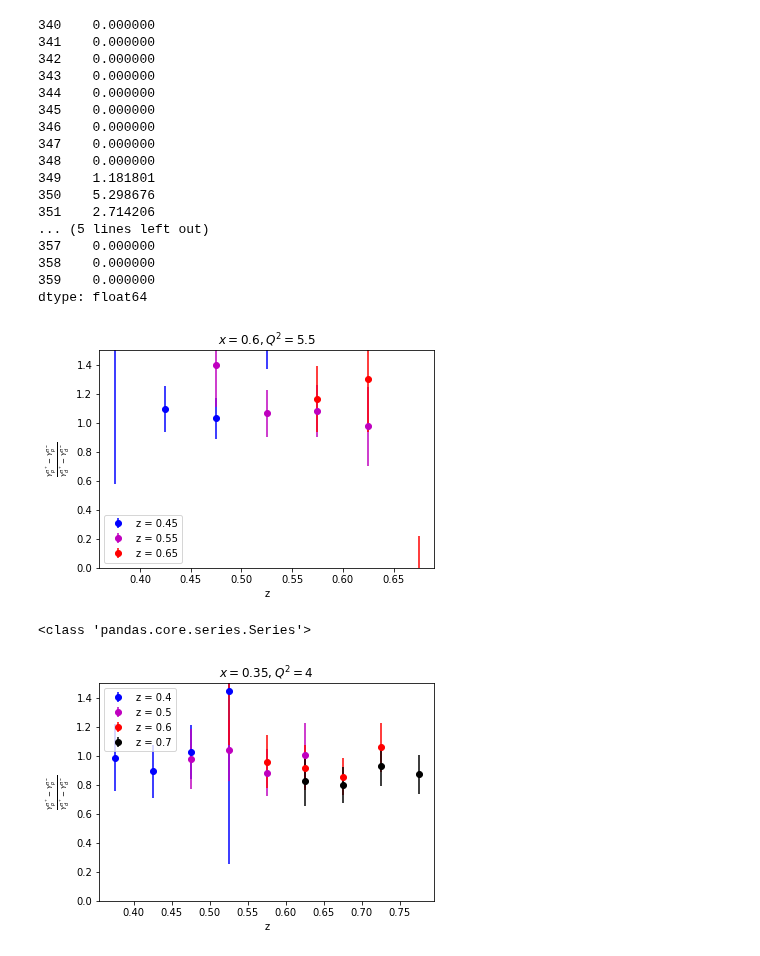
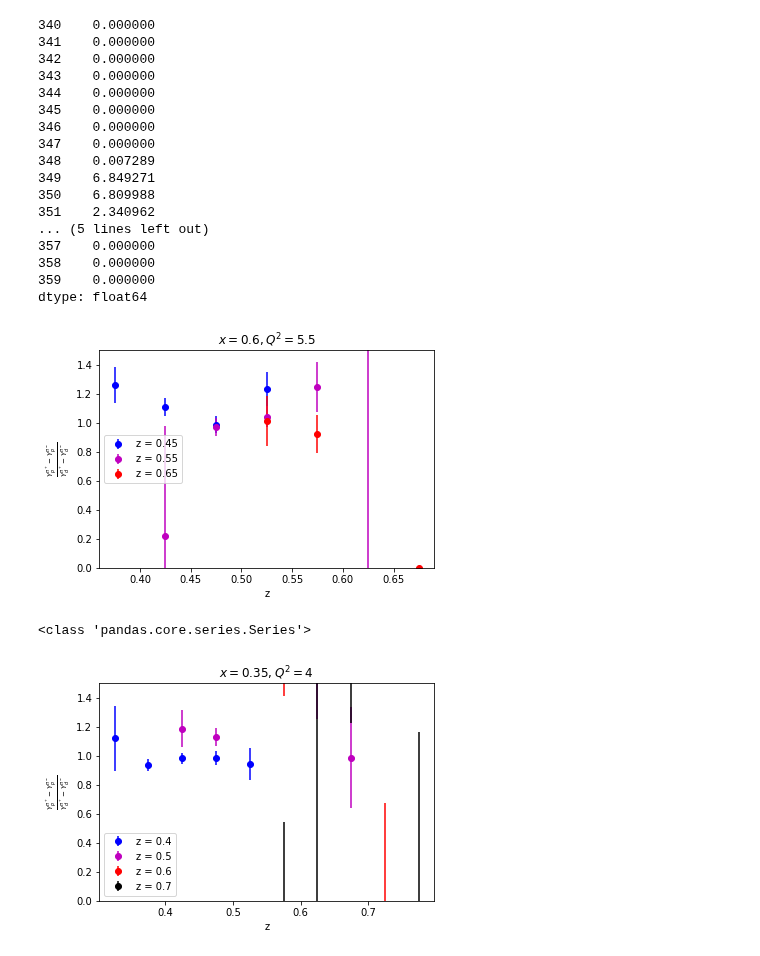
Before and after one commit to Mengzhendada/csv_notebook, a Jupyter notebook: H2runs.ipynb, the cells around one changed output. Drawn from its saved outputs; the diff is of its cells as text; code cells hidden in the pictures.

```diff
--- a/H2runs.ipynb
+++ b/H2runs.ipynb
@@ -2,5 +2,9 @@
 import matplotlib.pyplot as plt
 import numpy as np
 import pandas as pd
+import lhapdf
+JAM20 = lhapdf.mkPDF("JAM20-SIDIS_FF_pion_nlo", 0)
+JAM20_PDF = lhapdf.mkPDF("JAM20-SIDIS_PDF_proton_nlo", 0)
 pd.read_csv("results/csv_H2.csv")
+a_rho = 1
 # %% [output]
@@ -640,9 +635,9 @@ y_H2_diff_1 = y_pos_H2_1-y_neg_H2_1
 y_D2_diff_1 = y_pos_D2_1-y_neg_D2_1
 diff_ratio_1 = y_H2_diff_1/y_D2_diff_1
 error_neg_H2_1 = df[df['xbj'] == 0.6][df['Q2']==5.5][df['z']==0.45]['err_neg_H2']
-error_neg_Dummy_1 = df[df['xbj'] == 0.6][df['Q2']==5.5][df['z']==0.45]['y_neg_Dummy']
+error_neg_Dummy_1 = df[df['xbj'] == 0.6][df['Q2']==5.5][df['z']==0.45]['err_neg_Dummy']
 error_pos_H2_1 = df[df['xbj'] == 0.6][df['Q2']==5.5][df['z']==0.45]['err_pos_H2']
-error_pos_Dummy_1 = df[df['xbj'] == 0.6][df['Q2']==5.5][df['z']==0.45]['y_pos_Dummy']
+error_pos_Dummy_1 = df[df['xbj'] == 0.6][df['Q2']==5.5][df['z']==0.45]['err_pos_Dummy']
 error_neg_D2_1 = df[df['xbj'] == 0.6][df['Q2']==5.5][df['z']==0.45]['err_neg_D2']
 error_pos_D2_1 = df[df['xbj'] == 0.6][df['Q2']==5.5][df['z']==0.45]['err_pos_D2']
 
@@ -671,9 +666,9 @@ y_D2_diff_2 = y_pos_D2_2-y_neg_D2_2
 diff_ratio_2 = y_H2_diff_2/y_D2_diff_2
 print(y_H2_diff_2)
 error_neg_H2_2 = df[df['xbj'] == 0.6][df['Q2']==5.5][df['z']==0.55]['err_neg_H2']
-error_neg_Dummy_2 = df[df['xbj'] == 0.6][df['Q2']==5.5][df['z']==0.55]['y_neg_Dummy']
+error_neg_Dummy_2 = df[df['xbj'] == 0.6][df['Q2']==5.5][df['z']==0.55]['err_neg_Dummy']
 error_pos_H2_2 = df[df['xbj'] == 0.6][df['Q2']==5.5][df['z']==0.55]['err_pos_H2']
-error_pos_Dummy_2 = df[df['xbj'] == 0.6][df['Q2']==5.5][df['z']==0.55]['y_pos_Dummy']
+error_pos_Dummy_2 = df[df['xbj'] == 0.6][df['Q2']==5.5][df['z']==0.55]['err_pos_Dummy']
 error_neg_D2_2 = df[df['xbj'] == 0.6][df['Q2']==5.5][df['z']==0.55]['err_neg_D2']
 error_pos_D2_2 = df[df['xbj'] == 0.6][df['Q2']==5.5][df['z']==0.55]['err_pos_D2']
 
@@ -700,9 +695,9 @@ y_H2_diff = y_pos_H2-y_neg_H2
 y_D2_diff = y_pos_D2-y_neg_D2
 diff_ratio = y_H2_diff/y_D2_diff
 error_neg_H2 = df[df['xbj'] == 0.6][df['Q2']==5.5][df['z']==0.65]['err_neg_H2']
-error_neg_Dummy = df[df['xbj'] == 0.6][df['Q2']==5.5][df['z']==0.65]['y_neg_Dummy']
+error_neg_Dummy = df[df['xbj'] == 0.6][df['Q2']==5.5][df['z']==0.65]['err_neg_Dummy']
 error_pos_H2 = df[df['xbj'] == 0.6][df['Q2']==5.5][df['z']==0.65]['err_pos_H2']
-error_pos_Dummy = df[df['xbj'] == 0.6][df['Q2']==5.5][df['z']==0.65]['y_pos_Dummy']
+error_pos_Dummy = df[df['xbj'] == 0.6][df['Q2']==5.5][df['z']==0.65]['err_pos_Dummy']
 error_neg_D2 = df[df['xbj'] == 0.6][df['Q2']==5.5][df['z']==0.65]['err_neg_D2']
 error_pos_D2 = df[df['xbj'] == 0.6][df['Q2']==5.5][df['z']==0.65]['err_pos_D2']
 
@@ -736,22 +731,22 @@ plt.savefig("results/H2runs/diff_x6Q55_data.pdf")
 345    0.000000
 346    0.000000
 347    0.000000
-348    0.000000
-349    1.181801
-350    5.298676
-351    2.714206
+348    0.007289
+349    6.849271
+350    6.809988
+351    2.340962
 ... (5 lines left out)
 357    0.000000
 358    0.000000
 359    0.000000
 dtype: float64
-[figure, old version]
+[figure, new version]
 # %%
 # all bgs subtracted
-y_neg_H2_bg = 0.262*df[df['xbj'] == 0.35][df['Q2']==4][df['z']==0.4]['y_neg_Dummy']+df[df['xbj'] == 0.35][df['Q2']==4][df['z']==0.4]['y_H2_neg_delta']
-y_pos_H2_bg = 0.262*df[df['xbj'] == 0.35][df['Q2']==4][df['z']==0.4]['y_pos_Dummy']+df[df['xbj'] == 0.35][df['Q2']==4][df['z']==0.4]['y_H2_pos_delta']+df[df['xbj'] == 0.35][df['Q2']==4][df['z']==0.4]['y_H2_pos_exc']
-y_neg_D2_bg = 0.245*df[df['xbj'] == 0.35][df['Q2']==4][df['z']==0.4]['y_neg_Dummy']+df[df['xbj'] == 0.35][df['Q2']==4][df['z']==0.4]['y_D2_neg_delta']+df[df['xbj'] == 0.35][df['Q2']==4][df['z']==0.4]['y_D2_neg_exc']
-y_pos_D2_bg = 0.245*df[df['xbj'] == 0.35][df['Q2']==4][df['z']==0.4]['y_pos_Dummy']+df[df['xbj'] == 0.35][df['Q2']==4][df['z']==0.4]['y_D2_pos_delta']+df[df['xbj'] == 0.35][df['Q2']==4][df['z']==0.4]['y_D2_pos_exc']
+y_neg_H2_bg = 0.262*df[df['xbj'] == 0.35][df['Q2']==4][df['z']==0.4]['y_neg_Dummy']+df[df['xbj'] == 0.35][df['Q2']==4][df['z']==0.4]['y_H2_neg_delta']+a_rho*df[df['xbj'] == 0.35][df['Q2']==4][df['z']==0.4]['y_H2_neg_rho']
+y_pos_H2_bg = 0.262*df[df['xbj'] == 0.35][df['Q2']==4][df['z']==0.4]['y_pos_Dummy']+df[df['xbj'] == 0.35][df['Q2']==4][df['z']==0.4]['y_H2_pos_delta']+df[df['xbj'] == 0.35][df['Q2']==4][df['z']==0.4]['y_H2_pos_exc']+a_rho*df[df['xbj'] == 0.35][df['Q2']==4][df['z']==0.4]['y_H2_pos_rho']
+y_neg_D2_bg = 0.245*df[df['xbj'] == 0.35][df['Q2']==4][df['z']==0.4]['y_neg_Dummy']+df[df['xbj'] == 0.35][df['Q2']==4][df['z']==0.4]['y_D2_neg_delta']+df[df['xbj'] == 0.35][df['Q2']==4][df['z']==0.4]['y_D2_neg_exc']+a_rho*df[df['xbj'] == 0.35][df['Q2']==4][df['z']==0.4]['y_D2_neg_rho']
+y_pos_D2_bg = 0.245*df[df['xbj'] == 0.35][df['Q2']==4][df['z']==0.4]['y_pos_Dummy']+df[df['xbj'] == 0.35][df['Q2']==4][df['z']==0.4]['y_D2_pos_delta']+df[df['xbj'] == 0.35][df['Q2']==4][df['z']==0.4]['y_D2_pos_exc']+a_rho*df[df['xbj'] == 0.35][df['Q2']==4][df['z']==0.4]['y_D2_pos_rho']
 
 y_neg_H2 = (df[df['xbj'] == 0.35][df['Q2']==4][df['z']==0.4]['y_neg_H2']-y_neg_H2_bg)*df[df['xbj'] == 0.35][df['Q2']==4][df['z']==0.4]['y_H2_neg_incnorad']
 y_pos_H2 = (df[df['xbj'] == 0.35][df['Q2']==4][df['z']==0.4]['y_pos_H2']-y_pos_H2_bg)*df[df['xbj'] == 0.35][df['Q2']==4][df['z']==0.4]['y_H2_pos_incnorad']
@@ -762,9 +757,9 @@ y_H2_diff = y_pos_H2-y_neg_H2
 y_D2_diff = y_pos_D2-y_neg_D2
 diff_ratio = y_H2_diff/y_D2_diff
 error_neg_H2 = df[df['xbj'] == 0.35][df['Q2']==4][df['z']==0.4]['err_neg_H2']
-error_neg_Dummy = df[df['xbj'] == 0.35][df['Q2']==4][df['z']==0.4]['y_neg_Dummy']
+error_neg_Dummy = df[df['xbj'] == 0.35][df['Q2']==4][df['z']==0.4]['err_neg_Dummy']
 error_pos_H2 = df[df['xbj'] == 0.35][df['Q2']==4][df['z']==0.4]['err_pos_H2']
-error_pos_Dummy = df[df['xbj'] == 0.35][df['Q2']==4][df['z']==0.4]['y_pos_Dummy']
+error_pos_Dummy = df[df['xbj'] == 0.35][df['Q2']==4][df['z']==0.4]['err_pos_Dummy']
 error_neg_D2 = df[df['xbj'] == 0.35][df['Q2']==4][df['z']==0.4]['err_neg_D2']
 error_pos_D2 = df[df['xbj'] == 0.35][df['Q2']==4][df['z']==0.4]['err_pos_D2']
 
@@ -788,10 +783,10 @@ plt.errorbar(z_axis,diff_ratio,err_diff,color = 'b',fmt = 'o',label = 'z = 0.4')
 #err_diff_1 = err_diff.copy()
 
 
-y_neg_H2_bg = 0.262*df[df['xbj'] == 0.35][df['Q2']==4][df['z']==0.5]['y_neg_Dummy']+df[df['xbj'] == 0.35][df['Q2']==4][df['z']==0.5]['y_H2_neg_delta']
-y_pos_H2_bg = 0.262*df[df['xbj'] == 0.35][df['Q2']==4][df['z']==0.5]['y_pos_Dummy']+df[df['xbj'] == 0.35][df['Q2']==4][df['z']==0.5]['y_H2_pos_delta']+df[df['xbj'] == 0.35][df['Q2']==4][df['z']==0.5]['y_H2_pos_exc']
-y_neg_D2_bg = 0.245*df[df['xbj'] == 0.35][df['Q2']==4][df['z']==0.5]['y_neg_Dummy']+df[df['xbj'] == 0.35][df['Q2']==4][df['z']==0.5]['y_D2_neg_delta']+df[df['xbj'] == 0.35][df['Q2']==4][df['z']==0.5]['y_D2_neg_exc']
-y_pos_D2_bg = 0.245*df[df['xbj'] == 0.35][df['Q2']==4][df['z']==0.5]['y_pos_Dummy']+df[df['xbj'] == 0.35][df['Q2']==4][df['z']==0.5]['y_D2_pos_delta']+df[df['xbj'] == 0.35][df['Q2']==4][df['z']==0.5]['y_D2_pos_exc']
+y_neg_H2_bg = 0.262*df[df['xbj'] == 0.35][df['Q2']==4][df['z']==0.5]['y_neg_Dummy']+df[df['xbj'] == 0.35][df['Q2']==4][df['z']==0.5]['y_H2_neg_delta']+a_rho*df[df['xbj'] == 0.35][df['Q2']==4][df['z']==0.5]['y_H2_neg_rho']
+y_pos_H2_bg = 0.262*df[df['xbj'] == 0.35][df['Q2']==4][df['z']==0.5]['y_pos_Dummy']+df[df['xbj'] == 0.35][df['Q2']==4][df['z']==0.5]['y_H2_pos_delta']+df[df['xbj'] == 0.35][df['Q2']==4][df['z']==0.5]['y_H2_pos_exc']+a_rho*df[df['xbj'] == 0.35][df['Q2']==4][df['z']==0.5]['y_H2_pos_rho']
+y_neg_D2_bg = 0.245*df[df['xbj'] == 0.35][df['Q2']==4][df['z']==0.5]['y_neg_Dummy']+df[df['xbj'] == 0.35][df['Q2']==4][df['z']==0.5]['y_D2_neg_delta']+df[df['xbj'] == 0.35][df['Q2']==4][df['z']==0.5]['y_D2_neg_exc']+a_rho*df[df['xbj'] == 0.35][df['Q2']==4][df['z']==0.5]['y_D2_neg_rho']
+y_pos_D2_bg = 0.245*df[df['xbj'] == 0.35][df['Q2']==4][df['z']==0.5]['y_pos_Dummy']+df[df['xbj'] == 0.35][df['Q2']==4][df['z']==0.5]['y_D2_pos_delta']+df[df['xbj'] == 0.35][df['Q2']==4][df['z']==0.5]['y_D2_pos_exc']+a_rho*df[df['xbj'] == 0.35][df['Q2']==4][df['z']==0.5]['y_D2_pos_rho']
 
 y_neg_H2 = (df[df['xbj'] == 0.35][df['Q2']==4][df['z']==0.5]['y_neg_H2']-y_neg_H2_bg)*df[df['xbj'] == 0.35][df['Q2']==4][df['z']==0.5]['y_H2_neg_incnorad']
 y_pos_H2 = (df[df['xbj'] == 0.35][df['Q2']==4][df['z']==0.5]['y_pos_H2']-y_pos_H2_bg)*df[df['xbj'] == 0.35][df['Q2']==4][df['z']==0.5]['y_H2_pos_incnorad']
@@ -802,9 +797,9 @@ y_H2_diff = y_pos_H2-y_neg_H2
 y_D2_diff = y_pos_D2-y_neg_D2
 diff_ratio = y_H2_diff/y_D2_diff
 error_neg_H2 = df[df['xbj'] == 0.35][df['Q2']==4][df['z']==0.5]['err_neg_H2']
-error_neg_Dummy = df[df['xbj'] == 0.35][df['Q2']==4][df['z']==0.5]['y_neg_Dummy']
+error_neg_Dummy = df[df['xbj'] == 0.35][df['Q2']==4][df['z']==0.5]['err_neg_Dummy']
 error_pos_H2 = df[df['xbj'] == 0.35][df['Q2']==4][df['z']==0.5]['err_pos_H2']
-error_pos_Dummy = df[df['xbj'] == 0.35][df['Q2']==4][df['z']==0.5]['y_pos_Dummy']
+error_pos_Dummy = df[df['xbj'] == 0.35][df['Q2']==4][df['z']==0.5]['err_pos_Dummy']
 error_neg_D2 = df[df['xbj'] == 0.35][df['Q2']==4][df['z']==0.5]['err_neg_D2']
 error_pos_D2 = df[df['xbj'] == 0.35][df['Q2']==4][df['z']==0.5]['err_pos_D2']
 
@@ -824,10 +819,10 @@ plt.errorbar(z_axis,diff_ratio,err_diff,color = 'm',fmt = 'o',label = 'z = 0.5')
 
 
 
-y_neg_H2_bg = 0.262*df[df['xbj'] == 0.35][df['Q2']==4][df['z']==0.6]['y_neg_Dummy']+df[df['xbj'] == 0.35][df['Q2']==4][df['z']==0.6]['y_H2_neg_delta']
-y_pos_H2_bg = 0.262*df[df['xbj'] == 0.35][df['Q2']==4][df['z']==0.6]['y_pos_Dummy']+df[df['xbj'] == 0.35][df['Q2']==4][df['z']==0.6]['y_H2_pos_delta']+df[df['xbj'] == 0.35][df['Q2']==4][df['z']==0.6]['y_H2_pos_exc']
-y_neg_D2_bg = 0.245*df[df['xbj'] == 0.35][df['Q2']==4][df['z']==0.6]['y_neg_Dummy']+df[df['xbj'] == 0.35][df['Q2']==4][df['z']==0.6]['y_D2_neg_delta']+df[df['xbj'] == 0.35][df['Q2']==4][df['z']==0.6]['y_D2_neg_exc']
-y_pos_D2_bg = 0.245*df[df['xbj'] == 0.35][df['Q2']==4][df['z']==0.6]['y_pos_Dummy']+df[df['xbj'] == 0.35][df['Q2']==4][df['z']==0.6]['y_D2_pos_delta']+df[df['xbj'] == 0.35][df['Q2']==4][df['z']==0.6]['y_D2_pos_exc']
+y_neg_H2_bg = 0.262*df[df['xbj'] == 0.35][df['Q2']==4][df['z']==0.6]['y_neg_Dummy']+df[df['xbj'] == 0.35][df['Q2']==4][df['z']==0.6]['y_H2_neg_delta']+a_rho*df[df['xbj'] == 0.35][df['Q2']==4][df['z']==0.6]['y_H2_neg_rho']
+y_pos_H2_bg = 0.262*df[df['xbj'] == 0.35][df['Q2']==4][df['z']==0.6]['y_pos_Dummy']+df[df['xbj'] == 0.35][df['Q2']==4][df['z']==0.6]['y_H2_pos_delta']+df[df['xbj'] == 0.35][df['Q2']==4][df['z']==0.6]['y_H2_pos_exc']+a_rho*df[df['xbj'] == 0.35][df['Q2']==4][df['z']==0.6]['y_H2_pos_rho']
+y_neg_D2_bg = 0.245*df[df['xbj'] == 0.35][df['Q2']==4][df['z']==0.6]['y_neg_Dummy']+df[df['xbj'] == 0.35][df['Q2']==4][df['z']==0.6]['y_D2_neg_delta']+df[df['xbj'] == 0.35][df['Q2']==4][df['z']==0.6]['y_D2_neg_exc']+a_rho*df[df['xbj'] == 0.35][df['Q2']==4][df['z']==0.6]['y_D2_neg_rho']
+y_pos_D2_bg = 0.245*df[df['xbj'] == 0.35][df['Q2']==4][df['z']==0.6]['y_pos_Dummy']+df[df['xbj'] == 0.35][df['Q2']==4][df['z']==0.6]['y_D2_pos_delta']+df[df['xbj'] == 0.35][df['Q2']==4][df['z']==0.6]['y_D2_pos_exc']+a_rho*df[df['xbj'] == 0.35][df['Q2']==4][df['z']==0.6]['y_D2_pos_rho']
 
 y_neg_H2 = (df[df['xbj'] == 0.35][df['Q2']==4][df['z']==0.6]['y_neg_H2']-y_neg_H2_bg)*df[df['xbj'] == 0.35][df['Q2']==4][df['z']==0.6]['y_H2_neg_incnorad']
 y_pos_H2 = (df[df['xbj'] == 0.35][df['Q2']==4][df['z']==0.6]['y_pos_H2']-y_pos_H2_bg)*df[df['xbj'] == 0.35][df['Q2']==4][df['z']==0.6]['y_H2_pos_incnorad']
@@ -838,9 +833,9 @@ y_H2_diff = y_pos_H2-y_neg_H2
 y_D2_diff = y_pos_D2-y_neg_D2
 diff_ratio = y_H2_diff/y_D2_diff
 error_neg_H2 = df[df['xbj'] == 0.35][df['Q2']==4][df['z']==0.6]['err_neg_H2']
-error_neg_Dummy = df[df['xbj'] == 0.35][df['Q2']==4][df['z']==0.6]['y_neg_Dummy']
+error_neg_Dummy = df[df['xbj'] == 0.35][df['Q2']==4][df['z']==0.6]['err_neg_Dummy']
 error_pos_H2 = df[df['xbj'] == 0.35][df['Q2']==4][df['z']==0.6]['err_pos_H2']
-error_pos_Dummy = df[df['xbj'] == 0.35][df['Q2']==4][df['z']==0.6]['y_pos_Dummy']
+error_pos_Dummy = df[df['xbj'] == 0.35][df['Q2']==4][df['z']==0.6]['err_pos_Dummy']
 error_neg_D2 = df[df['xbj'] == 0.35][df['Q2']==4][df['z']==0.6]['err_neg_D2']
 error_pos_D2 = df[df['xbj'] == 0.35][df['Q2']==4][df['z']==0.6]['err_pos_D2']
 
@@ -859,10 +854,10 @@ err_diff = diff_ratio*np.sqrt(err_diff_H2**2/y_H2_diff**2+err_diff_D2**2/y_D2_di
 plt.errorbar(z_axis,diff_ratio,err_diff,color = 'r',fmt = 'o',label = 'z = 0.6')
 
 
-y_neg_H2_bg = 0.262*df[df['xbj'] == 0.35][df['Q2']==4][df['z']==0.7]['y_neg_Dummy']+df[df['xbj'] == 0.35][df['Q2']==4][df['z']==0.7]['y_H2_neg_delta']
-y_pos_H2_bg = 0.262*df[df['xbj'] == 0.35][df['Q2']==4][df['z']==0.7]['y_pos_Dummy']+df[df['xbj'] == 0.35][df['Q2']==4][df['z']==0.7]['y_H2_pos_delta']+df[df['xbj'] == 0.35][df['Q2']==4][df['z']==0.7]['y_H2_pos_exc']
-y_neg_D2_bg = 0.245*df[df['xbj'] == 0.35][df['Q2']==4][df['z']==0.7]['y_neg_Dummy']+df[df['xbj'] == 0.35][df['Q2']==4][df['z']==0.7]['y_D2_neg_delta']+df[df['xbj'] == 0.35][df['Q2']==4][df['z']==0.7]['y_D2_neg_exc']
-y_pos_D2_bg = 0.245*df[df['xbj'] == 0.35][df['Q2']==4][df['z']==0.7]['y_pos_Dummy']+df[df['xbj'] == 0.35][df['Q2']==4][df['z']==0.7]['y_D2_pos_delta']+df[df['xbj'] == 0.35][df['Q2']==4][df['z']==0.7]['y_D2_pos_exc']
+y_neg_H2_bg = 0.262*df[df['xbj'] == 0.35][df['Q2']==4][df['z']==0.7]['y_neg_Dummy']+df[df['xbj'] == 0.35][df['Q2']==4][df['z']==0.7]['y_H2_neg_delta']+a_rho*df[df['xbj'] == 0.35][df['Q2']==4][df['z']==0.7]['y_H2_neg_rho']
+y_pos_H2_bg = 0.262*df[df['xbj'] == 0.35][df['Q2']==4][df['z']==0.7]['y_pos_Dummy']+df[df['xbj'] == 0.35][df['Q2']==4][df['z']==0.7]['y_H2_pos_delta']+df[df['xbj'] == 0.35][df['Q2']==4][df['z']==0.7]['y_H2_pos_exc']+a_rho*df[df['xbj'] == 0.35][df['Q2']==4][df['z']==0.7]['y_H2_pos_rho']
+y_neg_D2_bg = 0.245*df[df['xbj'] == 0.35][df['Q2']==4][df['z']==0.7]['y_neg_Dummy']+df[df['xbj'] == 0.35][df['Q2']==4][df['z']==0.7]['y_D2_neg_delta']+df[df['xbj'] == 0.35][df['Q2']==4][df['z']==0.7]['y_D2_neg_exc']+a_rho*df[df['xbj'] == 0.35][df['Q2']==4][df['z']==0.7]['y_D2_neg_rho']
+y_pos_D2_bg = 0.245*df[df['xbj'] == 0.35][df['Q2']==4][df['z']==0.7]['y_pos_Dummy']+df[df['xbj'] == 0.35][df['Q2']==4][df['z']==0.7]['y_D2_pos_delta']+df[df['xbj'] == 0.35][df['Q2']==4][df['z']==0.7]['y_D2_pos_exc']+a_rho*df[df['xbj'] == 0.35][df['Q2']==4][df['z']==0.7]['y_D2_pos_rho']
 
 y_neg_H2 = (df[df['xbj'] == 0.35][df['Q2']==4][df['z']==0.7]['y_neg_H2']-y_neg_H2_bg)*df[df['xbj'] == 0.35][df['Q2']==4][df['z']==0.7]['y_H2_neg_incnorad']
 y_pos_H2 = (df[df['xbj'] == 0.35][df['Q2']==4][df['z']==0.7]['y_pos_H2']-y_pos_H2_bg)*df[df['xbj'] == 0.35][df['Q2']==4][df['z']==0.7]['y_H2_pos_incnorad']
@@ -873,37 +868,37 @@ y_H2_diff = y_pos_H2-y_neg_H2
 y_D2_diff = y_pos_D2-y_neg_D2
 diff_ratio = y_H2_diff/y_D2_diff
 error_neg_H2 = df[df['xbj'] == 0.35][df['Q2']==4][df['z']==0.7]['err_neg_H2']
-error_neg_Dummy = df[df['xbj'] == 0.35][df['Q2']==4][df['z']==0.7]['y_neg_Dummy']
+error_neg_Dummy = df[df['xbj'] == 0.35][df['Q2']==4][df['z']==0.7]['err_neg_Dummy']
 error_pos_H2 = df[df['xbj'] == 0.35][df['Q2']==4][df['z']==0.7]['err_pos_H2']
-error_pos_Dummy = df[df['xbj'] == 0.35][df['Q2']==4][df['z']==0.7]['y_pos_Dummy']
+error_pos_Dummy = df[df['xbj'] == 0.35][df['Q2']==4][df['z']==0.7]['err_pos_Dummy']
 error_neg_D2 = df[df['xbj'] == 0.35][df['Q2']==4][df['z']==0.7]['err_neg_D2']
 error_pos_D2 = df[df['xbj'] == 0.35][df['Q2']==4][df['z']==0.7]['err_pos_D2']
 
 err_neg_H2 = np.sqrt(error_neg_H2**2+0.262**2*error_neg_Dummy**2)
 err_pos_H2 = np.sqrt(error_pos_H2**2+0.262**2*error_pos_Dummy**2)
 err_neg_D2 = np.sqrt(error_neg_D2**2+0.245**2*error_neg_Dummy**2)
 err_pos_D2 = np.sqrt(error_pos_D2**2+0.245**2*error_pos_Dummy**2)
 
 err_diff_H2 = np.sqrt(err_neg_H2**2+err_pos_H2**2)
 err_diff_D2 = np.sqrt(err_neg_D2**2+err_pos_D2**2)
 
 err_diff = diff_ratio*np.sqrt(err_diff_H2**2/y_H2_diff**2+err_diff_D2**2/y_D2_diff**2)
 
 
 #plt.plot(z_axis_1,diff_ratio_1,'bo',label = 'z = 0.7')
 plt.errorbar(z_axis,diff_ratio,err_diff,color = 'k',fmt = 'o',label = 'z = 0.7')
 
 
 plt.title(r'$x = 0.35,Q^2 = 4$')
 plt.xlabel('z')
 plt.ylabel(r'$\frac{Y_p^{\pi^+}-Y_p^{\pi^-}}{Y_d^{\pi^+}-Y_d^{\pi^-}}$')
 plt.ylim(0,1.5)
 plt.legend()
 plt.savefig("results/H2runs/diff_x35Q4_datadeltaexc.pdf")
 
 print(type(z_axis))
 # %% [output]
 <class 'pandas.core.series.Series'>
-[figure, old version]
+[figure, new version]
 # %%
 # all bgs subtracted
```
Also changed, not shown: parts of 27 cells of this notebook, 15 other files.
